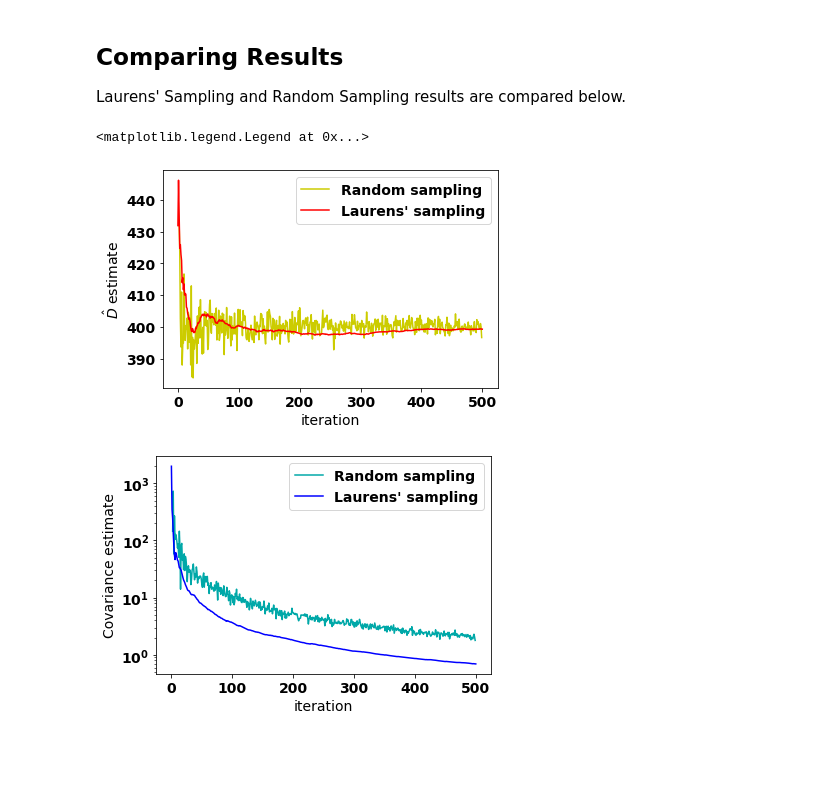
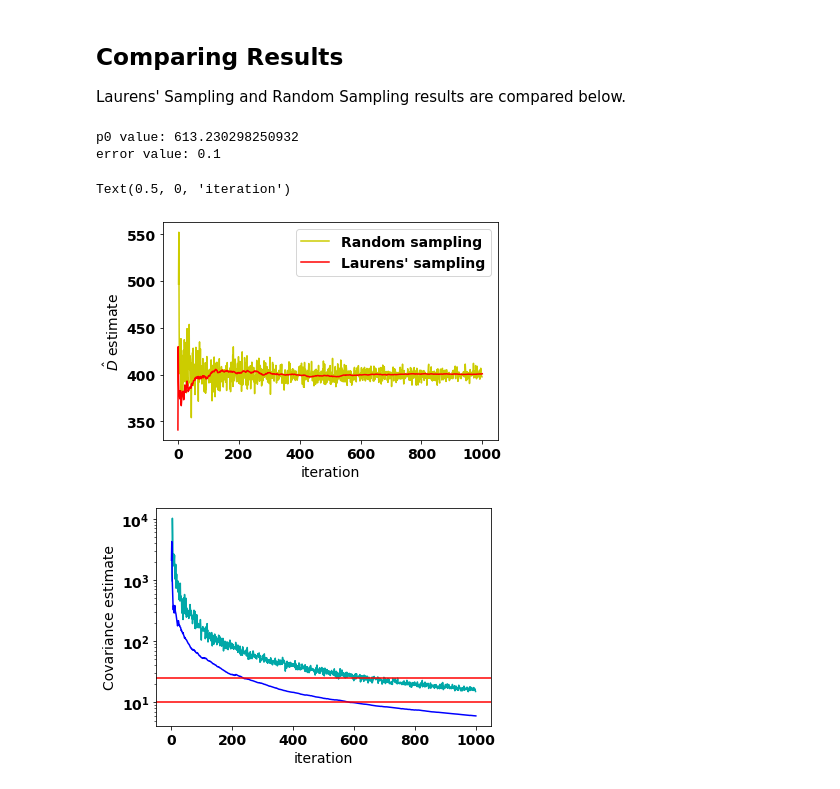
Before and after one commit to mustafa-majid-uu/curvefit_sampling, a Jupyter notebook: sampling.ipynb, the cells around one changed output. Cells and saved outputs as stored; diff of their text form; code cells hidden in the pictures; blank space fills up the shorter version.

```diff
--- a/sampling.ipynb
+++ b/sampling.ipynb
@@ -49,8 +49,8 @@ The function *generate_random_samples()* calls *generate_value()* with parameter
 Following the function definition, we generate $m=100$ random samples with a range of (0,4000) for the $d$ values. Note that $d$ is sampled from that range because using smaller ranges such as (0,1000) does not fully capture the entire negative exponential shape as desired (it only captures the almost vertical part before the curve plateaus towards the horizontal axis). These values are then plotted on a scatter plot and yield a roughly negative exponential distribution.
 # %%
 #seed randomness and set standard error, e
-np.random.seed(0)
-e = 0.025
+#np.random.seed(0)
+e = 0.1
 
 #a function that generates n random samples, with distance values of a given range
 def generate_random_samples(n,lower_bound,upper_bound,err):
@@ -73,7 +73,8 @@ plt.scatter(x,y, c='blue', s=20)
 plt.xlabel("Distance from fixed cell")
 plt.ylabel(r'Correlation, $\rho$')
 #plt.title("Scatter plot of generated distance and correlation values")
-params, covs = optimize.curve_fit(cordist, xdata = x, ydata = y, p0=400) #fit curve with generated data and initial guess for parameter as 400km
+rp0 = np.random.uniform(100,1000) #sample initial random guess of D-hat for curve fitting
+params, covs = optimize.curve_fit(cordist, xdata = x, ydata = y, p0=rp0) #fit curve with generated data and initial guess for parameter as 400km
 
 #Plot the fitted curve by calculating y values based on rho without noise
 axis_d = np.array(range(4000))
@@ -99,18 +100,18 @@ Next, we repeat the random sampling procedure 500 times, by looping over the num
 # %%
 #set variables used to store parameter estimates
 
-iterations = 500 #the maximum number of samples to generate. Each iteration i will generate i samples.
+iterations = 1000 #the maximum number of samples to generate. Each iteration i will generate i samples.
 sample_size = [] #this list is used as the axis in the plot, as we start from 2 and not 0.
 Dhat_arr_rnd = [] #store D-hat estimate per sampling iteration
 cov_arr_rnd = [] #store covariance estiamte per sampling iteration
-np.random.seed(0)
+#np.random.seed(0)
 
 
 #generate random samples, with sample size "n" equal to each iteration number
 for i in range(2,iterations):
     sample_size.append(i)   #this list will be used as the x-axis in the plots, and it should start from sample size = 2
     x,y = generate_random_samples(i,0,1000,e)     #generate i samples, with each distance value being within the range [0,1000], and st. error = e
-    params, covs = optimize.curve_fit(cordist, xdata = x, ydata = y, p0=400)    #fit curve with generated data and initial guess for parameter as 400km
+    params, covs = optimize.curve_fit(cordist, xdata = x, ydata = y, p0=rp0)    #fit curve with generated data and initial guess for parameter as 400km
 
     Dhat_arr_rnd.append(params[0]) #append the D-hat estimate to the D-hat array
     cov_arr_rnd.append(covs[0][0]) #do the same for the covariance array
@@ -143,7 +144,7 @@ The code below is used to investigate Laurens' proposed sampling strategy. The c
 # %%
 Dhat_arr = []
 cov_arr = []
-np.random.seed(0)
+#np.random.seed(0)
 
 p_100 = generate_value(100,e) #generate values for rho for distances 100km and 1000km using the neg. exp. model (again, with noise)
 p_1000 = generate_value(1000,e)
@@ -152,7 +153,7 @@ x = [100,1000]
 y = [p_100,p_1000] #store distance and rho values in lists for easy plotting
 
 
-params, covs = optimize.curve_fit(cordist, xdata = x, ydata = y, p0=400) #fit the curve onto the 2 data points and get D-hat and covariance estimates
+params, covs = optimize.curve_fit(cordist, xdata = x, ydata = y, p0=rp0) #fit the curve onto the 2 data points and get D-hat and covariance estimates
 
 
 Dhat_arr.append(params[0]) #Dhat_arr[0] becomes our first estimate for correlation distance
@@ -172,14 +173,14 @@ y.append(m1_rho)
 x.append(m2)
 y.append(m2_rho)
 
-params, covs = optimize.curve_fit(cordist, xdata = x, ydata = y, p0=400) #fit the curve onto the 2 data points and get D-hat and covariance estimates
+params, covs = optimize.curve_fit(cordist, xdata = x, ydata = y, p0=rp0) #fit the curve onto the 2 data points and get D-hat and covariance estimates
 
 Dhat_arr.append(params[0]) #new estimate of correlation distance, D-hat
 cov_arr.append(covs[0][0])
 
 i_arr = [0,1]  #used as x axis to plot iteration number. the loop will start from iteration no. 1(not 0) and the list will be updated each time.
 
-for i in range(1,500):
+for i in range(1,1000):
     i_arr.append(i+1) #update every iteration
 
     if Dhat_arr[i] < Dhat_arr[i-1]: #take two distances between Dhat[i] and 100. We used mean for one distance, but for two we will use 1st and 3rd quartile.
@@ -210,7 +211,7 @@ for i in range(1,500):
     y.append(m1_rho)
 
 
-    params, covs = optimize.curve_fit(cordist, xdata = x, ydata = y, p0=400) #fit the curve onto the 2 data points and get D-hat and covariance estimates
+    params, covs = optimize.curve_fit(cordist, xdata = x, ydata = y, p0=rp0) #fit the curve onto the 2 data points and get D-hat and covariance estimates
     Dhat_arr.append(params[0]) #new estimate of corr. dist added to D-hat list
     cov_arr.append(covs[0][0])
 
@@ -241,21 +242,27 @@ The covariance estimates also oscillate initially but then dampen quickly and re
 
 Laurens' Sampling and Random Sampling results are compared below.
 # %%
+print("p0 value:",rp0)
+print("error value:",e)
 plt.figure(5)
 plt.plot(sample_size,Dhat_arr_rnd, c=(204/255, 204/255, 0/255) )
 plt.plot(i_arr,Dhat_arr, c='red' )
 plt.ylabel('$\hat{D}$ estimate')
 plt.xlabel('iteration')
 plt.legend(('Random sampling','Laurens\' sampling'),loc="upper right")
 
 plt.figure(6)
 plt.plot(sample_size,cov_arr_rnd, color=(0, 168/255, 168/255) )
 plt.plot(i_arr,cov_arr, c='blue' )
+plt.axhline(y=10, color='r', linestyle='-')
+plt.axhline(y=25, color='r', linestyle='-')
 plt.yscale('log')
 plt.ylabel('Covariance estimate')
 plt.xlabel('iteration')
-plt.legend(('Random sampling','Laurens\' sampling'),loc="upper right")
+#plt.legend(('Random sampling','Laurens\' sampling'),loc="upper right")
 # %% [output]
-<matplotlib.legend.Legend at 0x...>
+p0 value: 613.230298250932
+error value: 0.1
+Text(0.5, 0, 'iteration')
-[figure, old version]
+[figure, new version]
-[figure, old version]
+[figure, new version]
```
Also changed, not shown: parts of 4 cells of this notebook.
